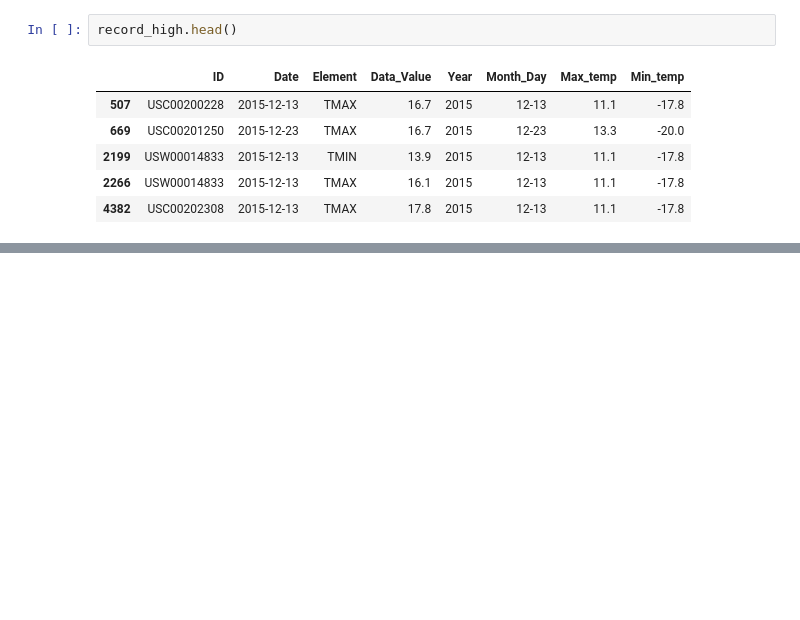
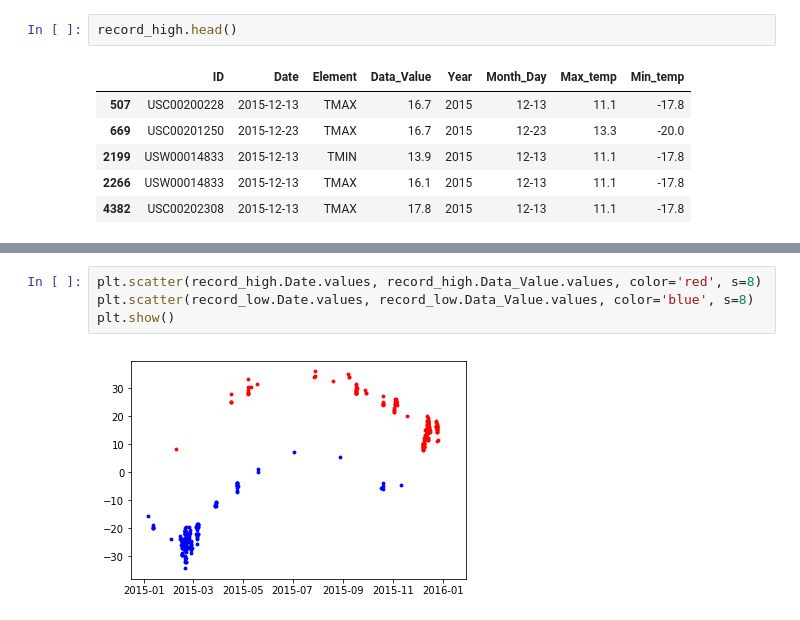
Before and after one commit to rahulrenegade/Applied-Plotting-Charting-Data-Representation-in-Python, a Jupyter notebook: Assignment2.ipynb, the cells around one changed output, grey strips where cells are left out. Cells and saved outputs as stored; diff of their text form; blank space fills up the shorter version.

```diff
--- a/Assignment2.ipynb
+++ b/Assignment2.ipynb
@@ -133,3 +163,9 @@ record_high.head()
+# %%
+plt.scatter(record_high.Date.values, record_high.Data_Value.values, color='red', s=8)
+plt.scatter(record_low.Date.values, record_low.Data_Value.values, color='blue', s=8)
+plt.show()
+# %% [output]
+[figure, added]
 # %%
 # X Axis spanning 2015 only:
 date_index = np.arange('2015-01-01','2016-01-01', dtype='datetime64[D]')
```
Also changed, not shown: parts of 10 cells of this notebook.
